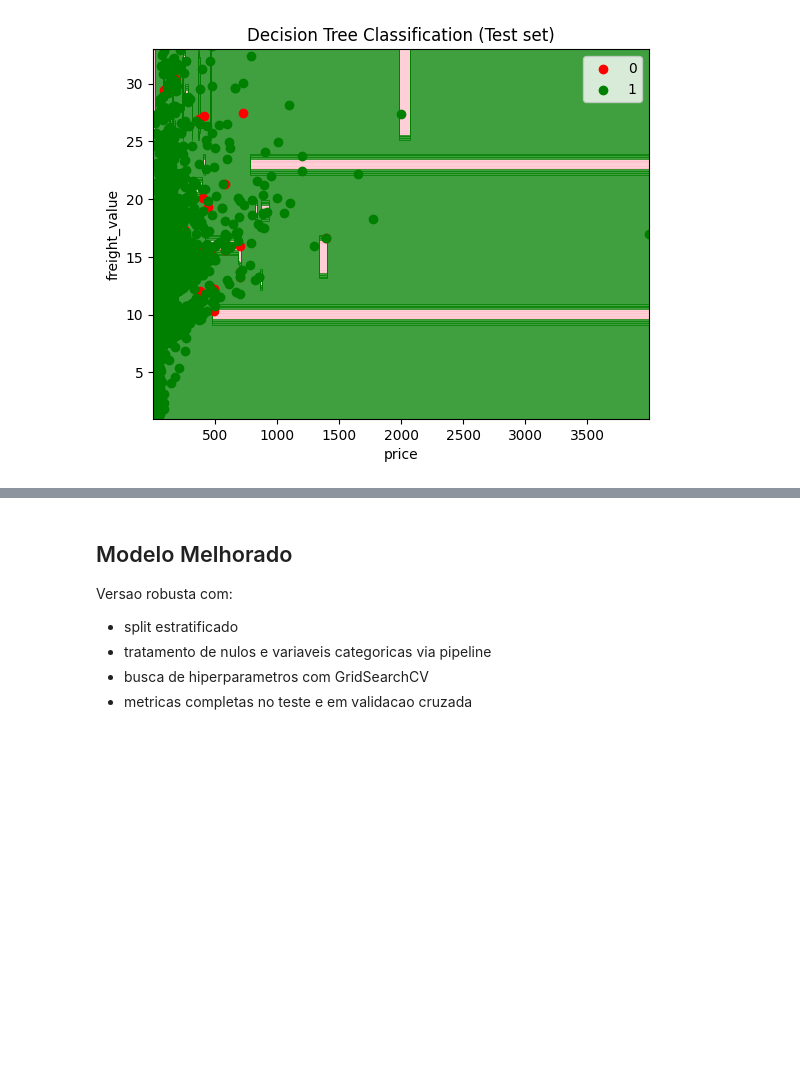
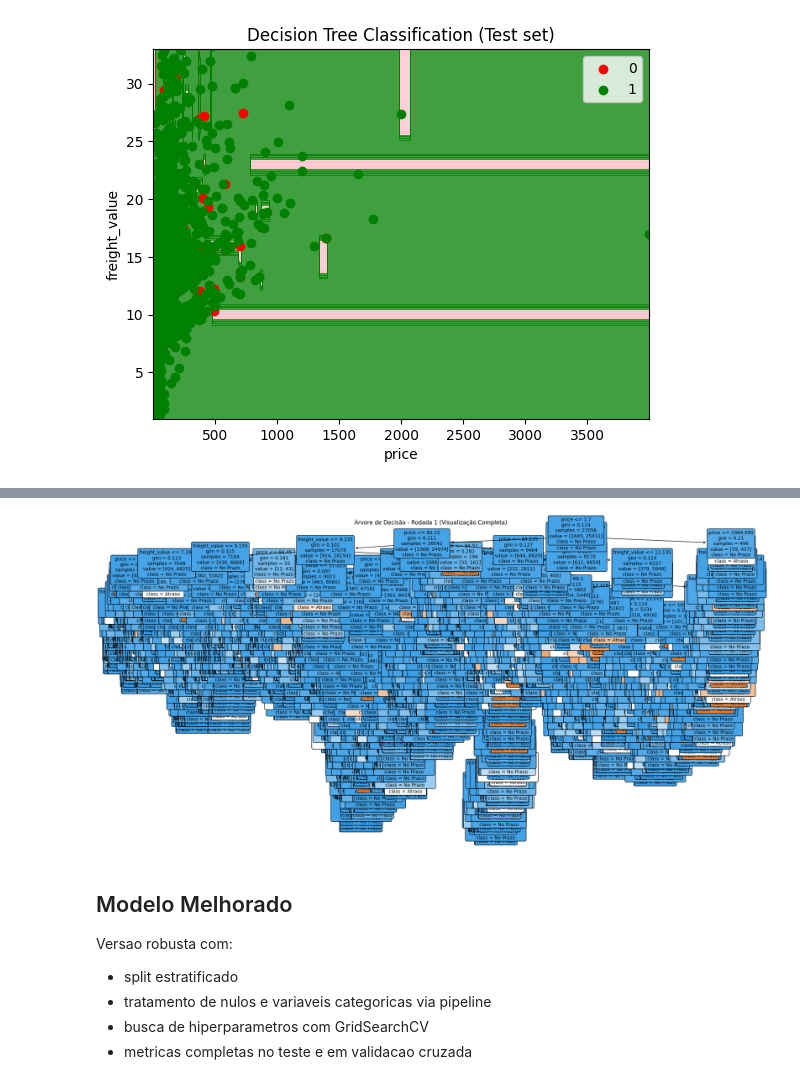
Before and after one commit to Last-Mile-Optimization/backend, a Jupyter notebook: modelos/ArvoreDeDecisao.ipynb, the cells around one changed output, grey strips where cells are left out. Drawn from its saved outputs; the diff is of its cells as text; code cells hidden in the pictures; blank space fills up the shorter version.

```diff
--- a/modelos/ArvoreDeDecisao.ipynb
+++ b/modelos/ArvoreDeDecisao.ipynb
@@ -163,3 +181,21 @@ plt.show()
+# %%
+from sklearn.tree import plot_tree
+import matplotlib.pyplot as plt
+
+plt.figure(figsize=(20, 10))
+plot_tree(
+    classifier,
+    feature_names=["price", "freight_value"],
+    class_names=["Atraso", "No Prazo"],
+    filled=True,
+    rounded=True,
+    fontsize=10
+)
+plt.title("Árvore de Decisão - Rodada 1 (Visualização Completa)")
+plt.tight_layout()
+plt.show()
+# %% [output]
+[figure, added]
 # %% [markdown]
 ## Modelo Melhorado
 
```
Also changed, not shown: parts of 7 cells of this notebook, 7 other files.
